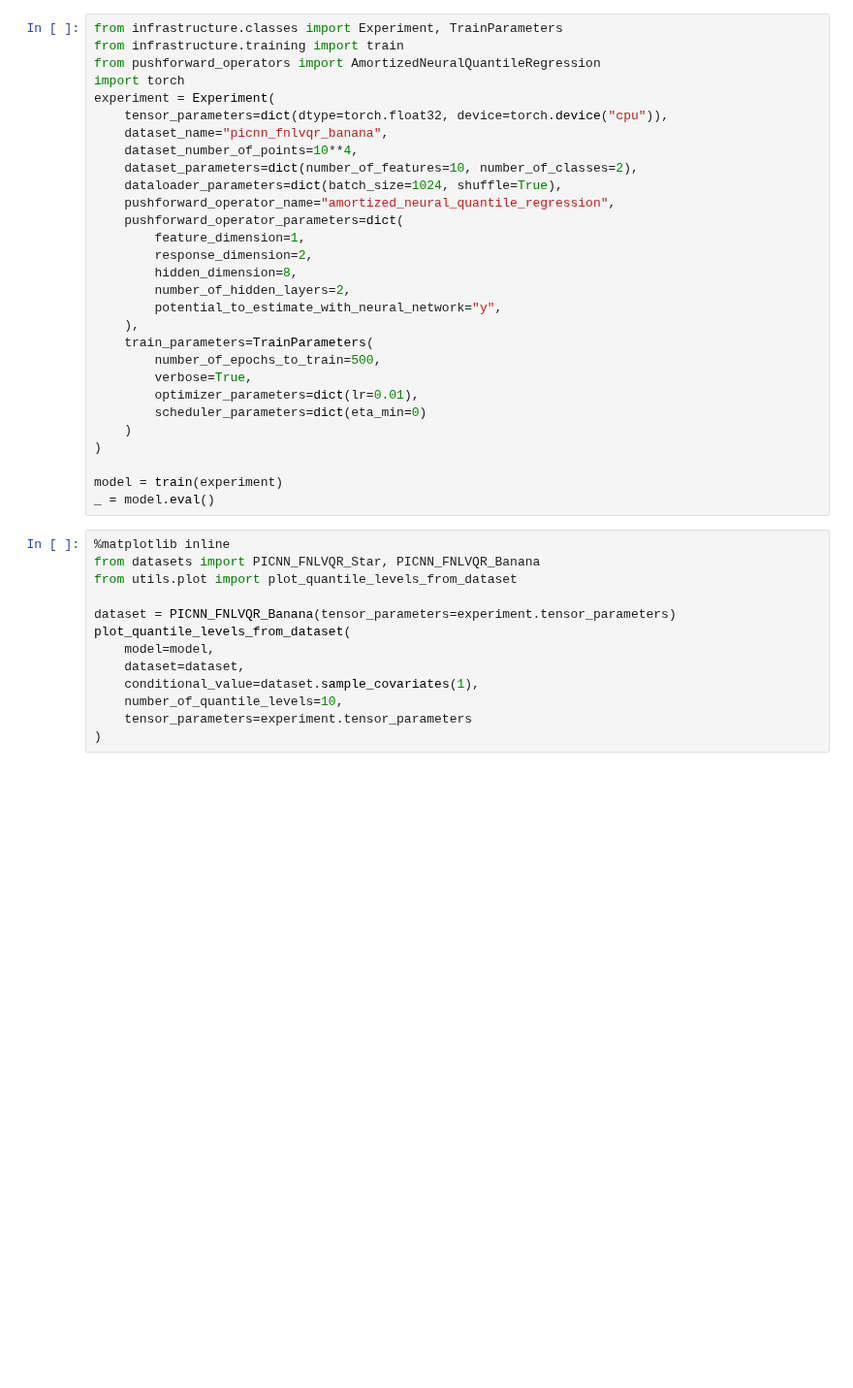
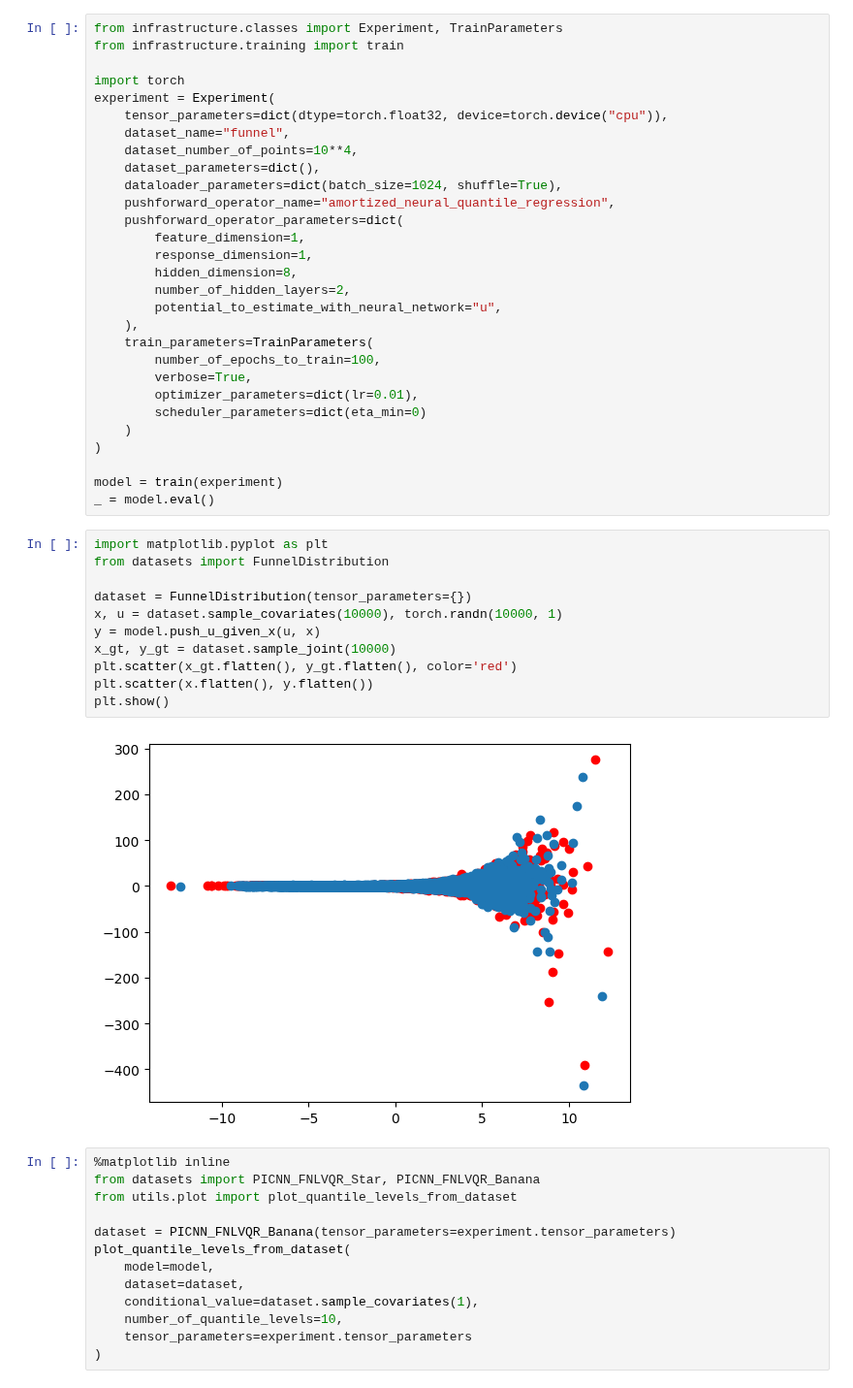
Before and after one commit to VldKnd/conditional_quantile_function, a Jupyter notebook: notebooks/models/amortized_neural_quantile_regression.ipynb, the cells around one changed output. Shown at 97% size. Drawn from its saved outputs; the diff is of its cells as text; blank space fills up the shorter version.

Commit message:
feat(vqr): add funnnel and add testing wasserstein distance on sample joint datasets

```diff
--- a/notebooks/models/amortized_neural_quantile_regression.ipynb
+++ b/notebooks/models/amortized_neural_quantile_regression.ipynb
@@ -1,24 +1,24 @@
 # %%
 from infrastructure.classes import Experiment, TrainParameters
 from infrastructure.training import train
-from pushforward_operators import AmortizedNeuralQuantileRegression
+
 import torch
 experiment = Experiment(
     tensor_parameters=dict(dtype=torch.float32, device=torch.device("cpu")),
-    dataset_name="picnn_fnlvqr_banana",
+    dataset_name="funnel",
     dataset_number_of_points=10**4,
-    dataset_parameters=dict(number_of_features=10, number_of_classes=2),
+    dataset_parameters=dict(),
     dataloader_parameters=dict(batch_size=1024, shuffle=True),
     pushforward_operator_name="amortized_neural_quantile_regression",
     pushforward_operator_parameters=dict(
         feature_dimension=1,
-        response_dimension=2,
+        response_dimension=1,
         hidden_dimension=8,
         number_of_hidden_layers=2,
-        potential_to_estimate_with_neural_network="y",
+        potential_to_estimate_with_neural_network="u",
     ),
     train_parameters=TrainParameters(
-        number_of_epochs_to_train=500,
+        number_of_epochs_to_train=100,
         verbose=True,
         optimizer_parameters=dict(lr=0.01),
         scheduler_parameters=dict(eta_min=0)
@@ -27,6 +27,19 @@ experiment = Experiment(
 
 model = train(experiment)
 _ = model.eval()
+# %%
+import matplotlib.pyplot as plt
+from datasets import FunnelDistribution
+
+dataset = FunnelDistribution(tensor_parameters={})
+x, u = dataset.sample_covariates(10000), torch.randn(10000, 1)
+y = model.push_u_given_x(u, x)
+x_gt, y_gt = dataset.sample_joint(10000)
+plt.scatter(x_gt.flatten(), y_gt.flatten(), color='red')
+plt.scatter(x.flatten(), y.flatten())
+plt.show()
+# %% [output]
+[figure, added]
 # %%
 %matplotlib inline
 from datasets import PICNN_FNLVQR_Star, PICNN_FNLVQR_Banana
```
Also changed, not shown: 9 other files.
